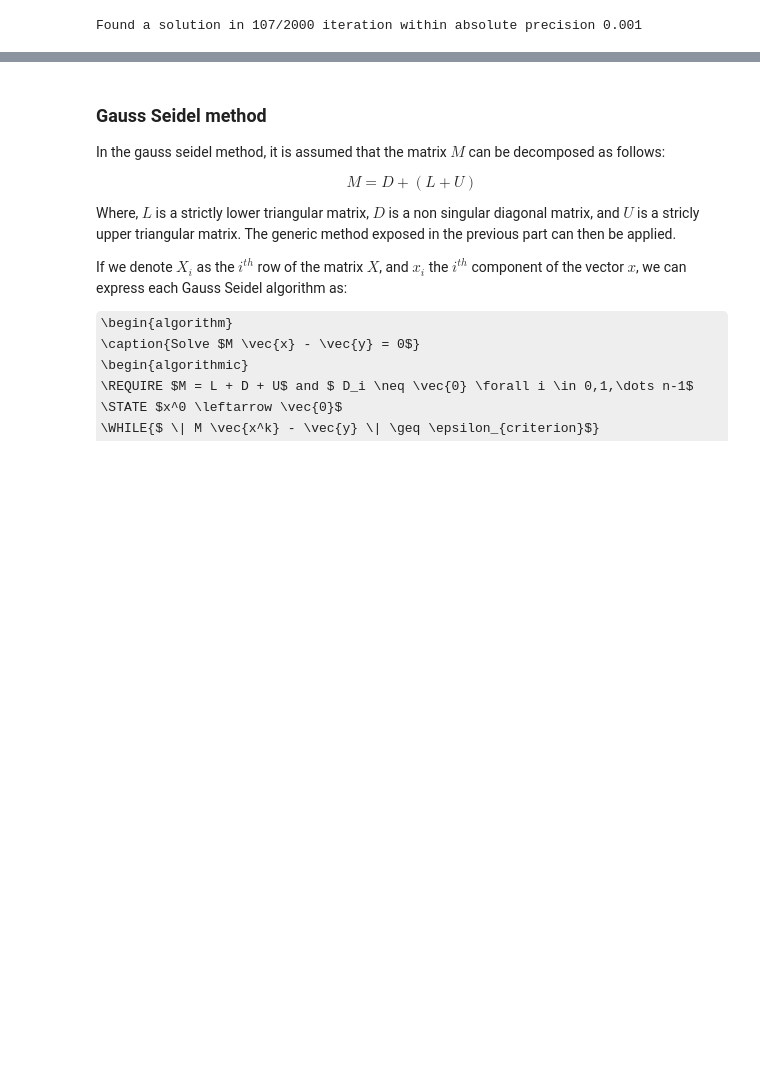
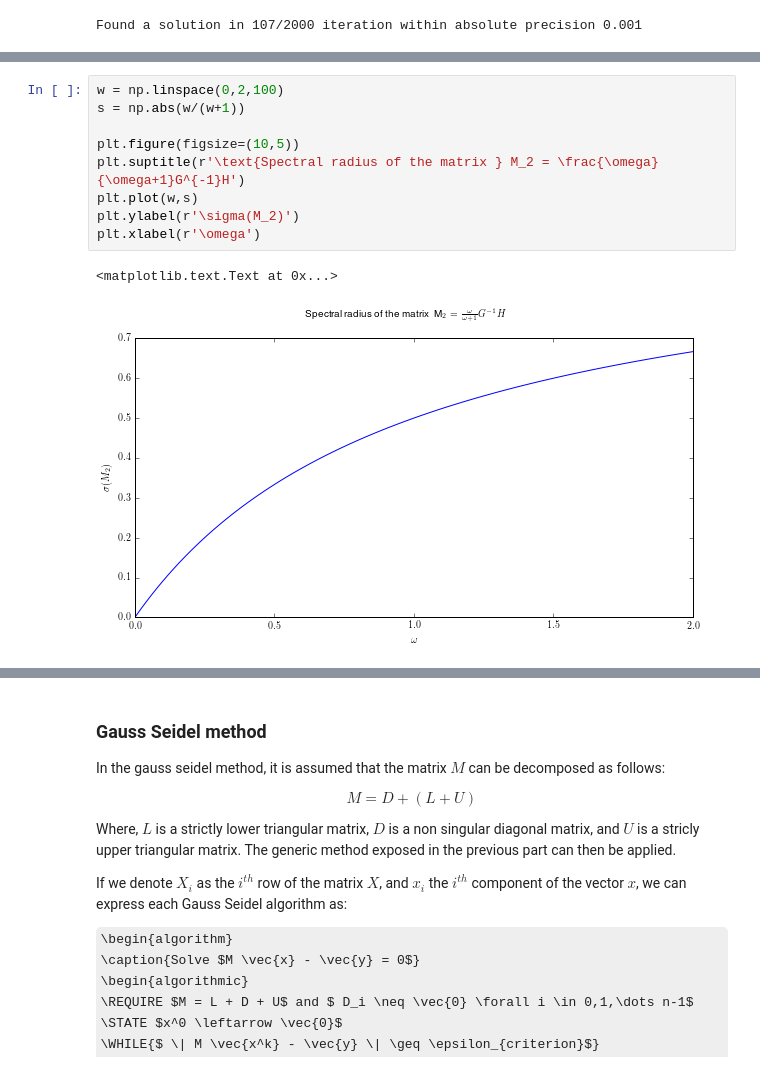
Before and after one commit to gnthibault/Optimisation-Python, a Jupyter notebook: FixedPointIterationsMethods.ipynb, the cells around one changed output, grey strips where cells are left out. Saved outputs shown, nothing was run; the diff lists cells and outputs as text; some formulas as TeX source; blank space fills up the shorter version.

```diff
--- a/FixedPointIterationsMethods.ipynb
+++ b/FixedPointIterationsMethods.ipynb
@@ -180,0 +248,12 @@ Found a solution in 107/2000 iteration within absolute precision 0.001
+# %%
+w = np.linspace(0,2,100)
+s = np.abs(w/(w+1))
+
+plt.figure(figsize=(10,5))
+plt.suptitle(r'\text{Spectral radius of the matrix } M_2 = \frac{\omega}{\omega+1}G^{-1}H')
+plt.plot(w,s)
+plt.ylabel(r'\sigma(M_2)')
+plt.xlabel(r'\omega')
+# %% [output]
+<matplotlib.text.Text at 0x...>
+[figure, added]
```
Also changed, not shown: parts of 7 cells of this notebook.
